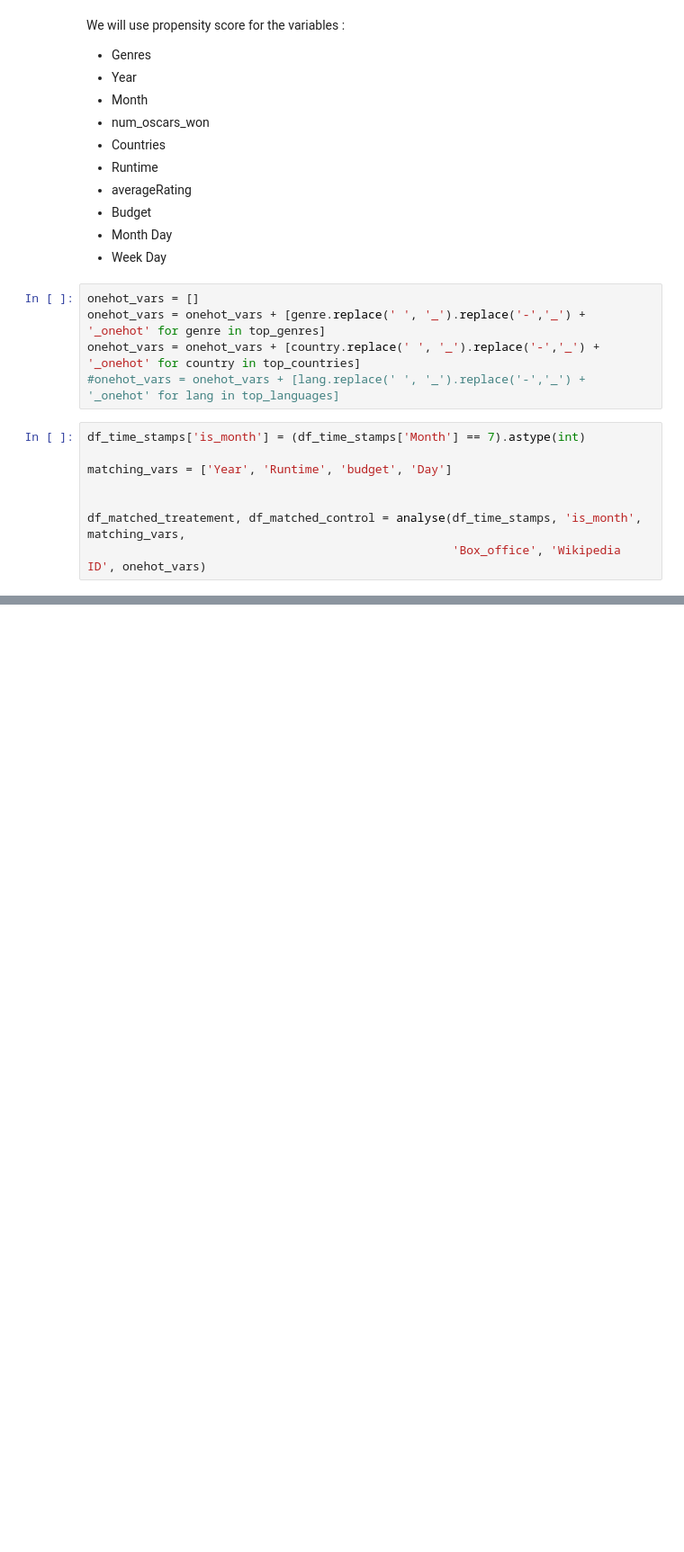
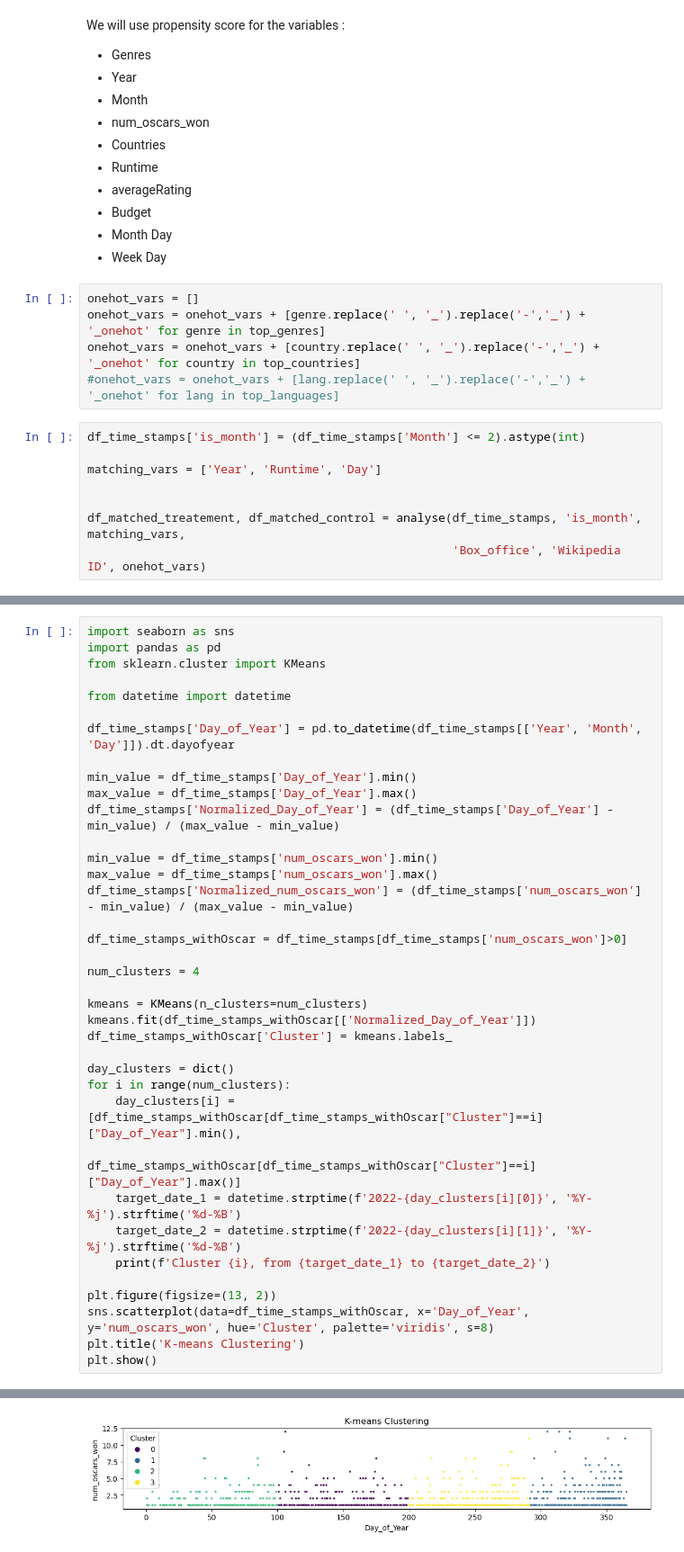
Before and after one commit to epfl-ada/ada-2023-project-deapdatadestroyers, a Jupyter notebook: first_month_day_analysis.ipynb, the cells around one changed output, grey strips where cells are left out. Shown: that part at 90% size. Drawn from its saved outputs; the diff is of its cells as text; blank space fills up the shorter version.

Commit message:
added oscar clustering + matching

```diff
--- a/first_month_day_analysis.ipynb
+++ b/first_month_day_analysis.ipynb
@@ -264,9 +263,9 @@ onehot_vars = onehot_vars + [genre.replace(' ', '_').replace('-','_') + '_onehot
 onehot_vars = onehot_vars + [country.replace(' ', '_').replace('-','_') + '_onehot' for country in top_countries]
 #onehot_vars = onehot_vars + [lang.replace(' ', '_').replace('-','_') + '_onehot' for lang in top_languages]
 # %%
-df_time_stamps['is_month'] = (df_time_stamps['Month'] == 7).astype(int)
+df_time_stamps['is_month'] = (df_time_stamps['Month'] <= 2).astype(int)
 
-matching_vars = ['Year', 'Runtime', 'budget', 'Day']
+matching_vars = ['Year', 'Runtime', 'Day']
 
 
 df_matched_treatement, df_matched_control = analyse(df_time_stamps, 'is_month', matching_vars,
@@ -398,0 +425,38 @@ Notes:
+# %%
+import seaborn as sns
+import pandas as pd
+from sklearn.cluster import KMeans
+
+from datetime import datetime
+
+df_time_stamps['Day_of_Year'] = pd.to_datetime(df_time_stamps[['Year', 'Month', 'Day']]).dt.dayofyear
+
+min_value = df_time_stamps['Day_of_Year'].min()
+max_value = df_time_stamps['Day_of_Year'].max()
+df_time_stamps['Normalized_Day_of_Year'] = (df_time_stamps['Day_of_Year'] - min_value) / (max_value - min_value)
+
+min_value = df_time_stamps['num_oscars_won'].min()
+max_value = df_time_stamps['num_oscars_won'].max()
+df_time_stamps['Normalized_num_oscars_won'] = (df_time_stamps['num_oscars_won'] - min_value) / (max_value - min_value)
+
+df_time_stamps_withOscar = df_time_stamps[df_time_stamps['num_oscars_won']>0]
+
+num_clusters = 4
+
+kmeans = KMeans(n_clusters=num_clusters)
+kmeans.fit(df_time_stamps_withOscar[['Normalized_Day_of_Year']])
+df_time_stamps_withOscar['Cluster'] = kmeans.labels_
+
+day_clusters = dict()
+for i in range(num_clusters):
+    day_clusters[i] = [df_time_stamps_withOscar[df_time_stamps_withOscar["Cluster"]==i]["Day_of_Year"].min(),
+                       df_time_stamps_withOscar[df_time_stamps_withOscar["Cluster"]==i]["Day_of_Year"].max()]
+    target_date_1 = datetime.strptime(f'2022-{day_clusters[i][0]}', '%Y-%j').strftime('%d-%B')
+    target_date_2 = datetime.strptime(f'2022-{day_clusters[i][1]}', '%Y-%j').strftime('%d-%B')
+    print(f'Cluster {i}, from {target_date_1} to {target_date_2}')
+
+plt.figure(figsize=(13, 2))
+sns.scatterplot(data=df_time_stamps_withOscar, x='Day_of_Year', y='num_oscars_won', hue='Cluster', palette='viridis', s=8)
+plt.title('K-means Clustering')
+plt.show()
+# %% [output]
@@ -398,0 +467 @@ Notes:
+[figure, added]
```
Also changed, not shown: parts of 12 cells of this notebook, 1 other file.
